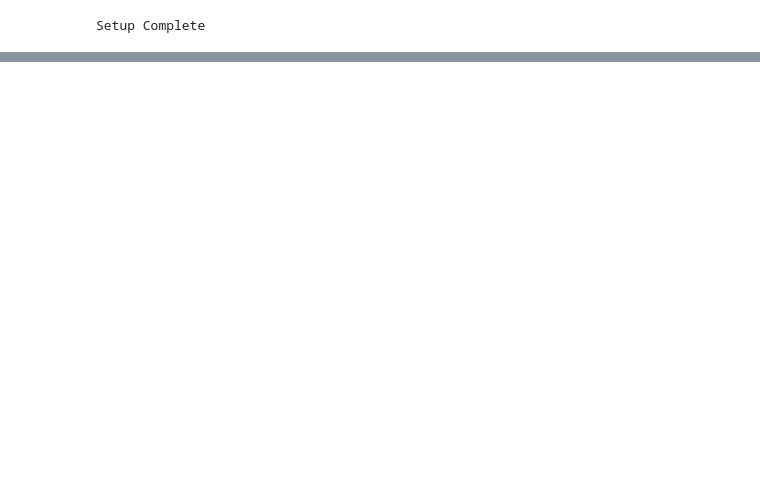
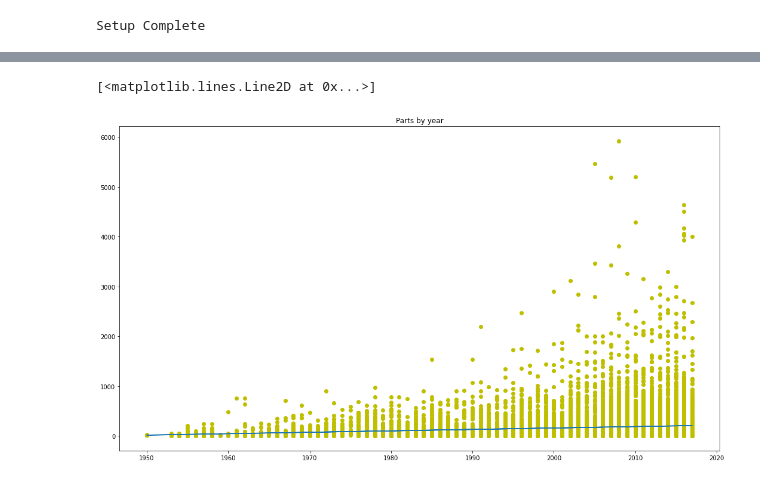
Before and after one commit to RodolfoPerna/portfolio, a Jupyter notebook: Lego_History.ipynb, the cells around one changed output, grey strips where cells are left out. Drawn from its saved outputs; the diff is of its cells as text; code cells hidden in the pictures; blank space fills up the shorter version.

```diff
--- a/Lego_History.ipynb
+++ b/Lego_History.ipynb
@@ -44,0 +50,11 @@ sns.lineplot(data=parts_by_year['num_parts'])
+# %%
+x = sets.year
+y = sets.num_parts
+m, b = np. polyfit(x, y, 1)
+plt.figure(figsize=(18,10))
+plt.title("Parts by year")
+plt. plot(x, y, 'yo') # create scatter plot.
+plt. plot(x, m*x + b) # add line of best fit.
+# %% [output]
+[<matplotlib.lines.Line2D at 0x...>]
+[figure, added]
```
Also changed, not shown: parts of 18 cells of this notebook.
